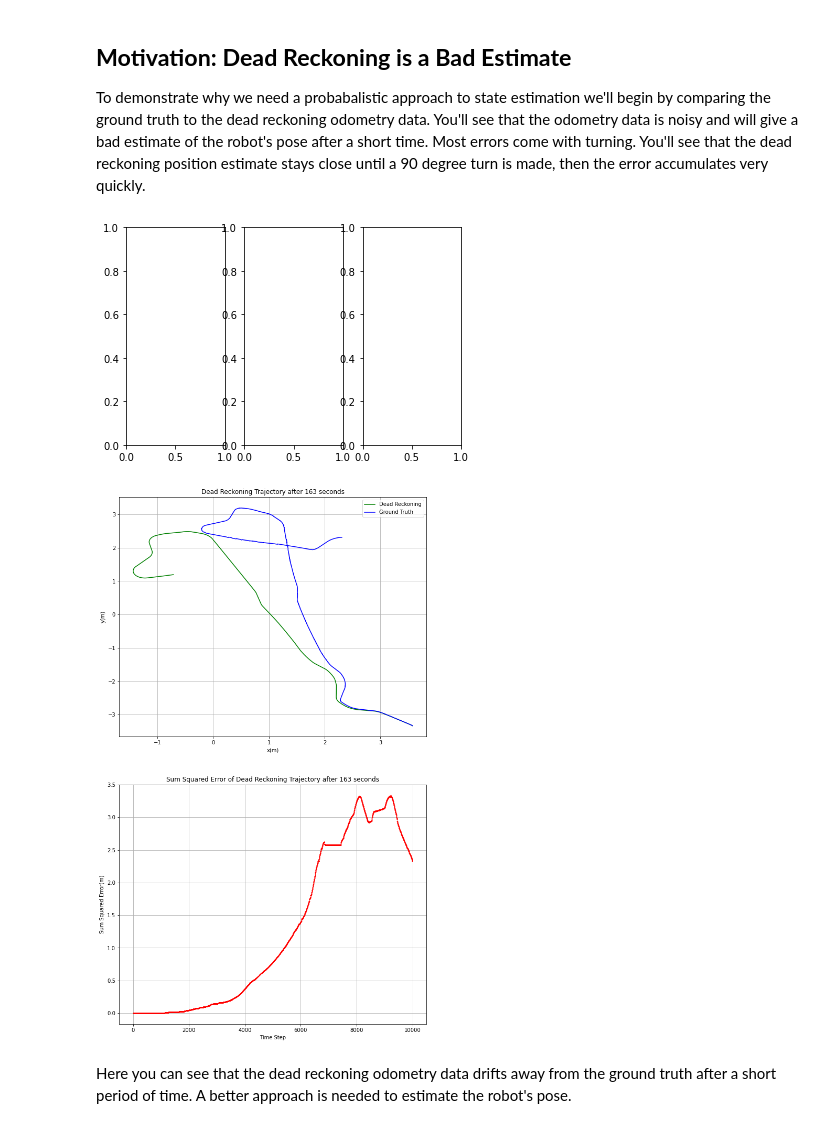
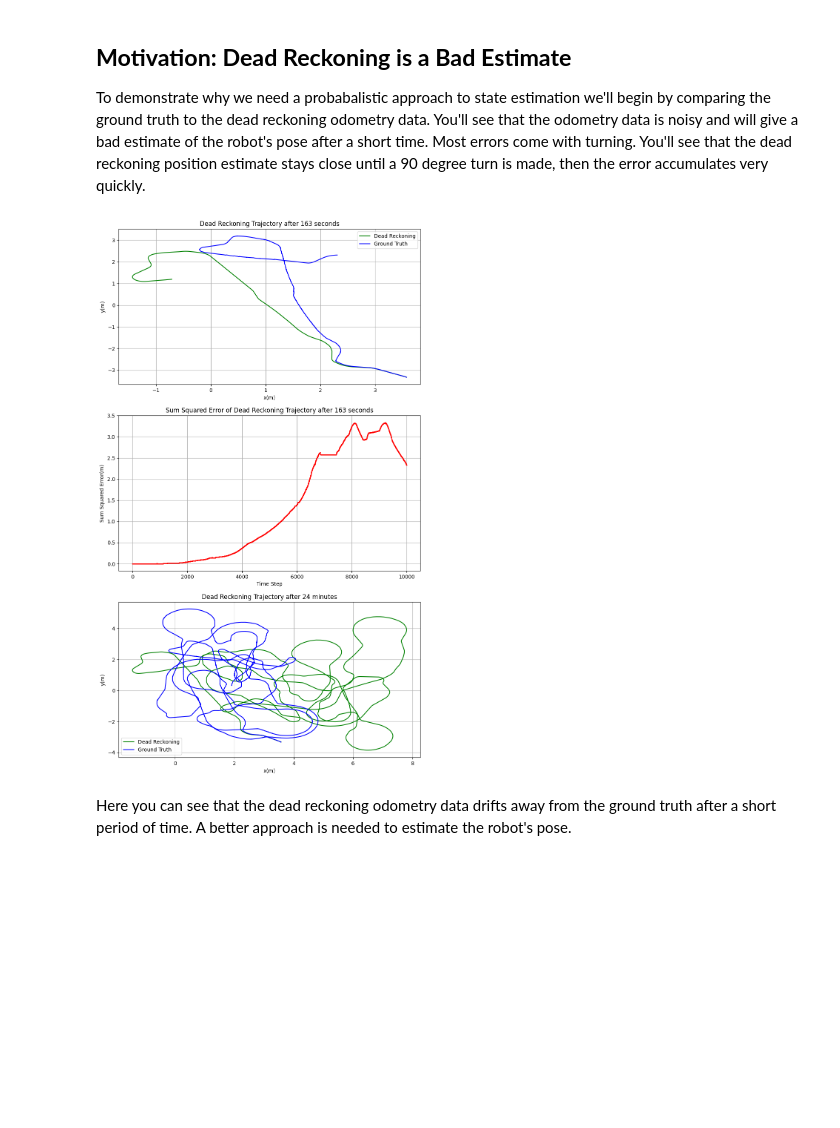
Before and after one commit to drk944/ekf, a Jupyter notebook: ekf.ipynb, the cells around one changed output. Saved outputs shown, nothing was run; the diff lists cells and outputs as text; code cells hidden in the pictures; blank space fills up the shorter version.

```diff
--- a/ekf.ipynb
+++ b/ekf.ipynb
@@ -96,8 +107,8 @@ def dead_reckoning(robot1_odometry, initial_x, initial_y, initial_theta):
 positions = dead_reckoning(robot1_odometry, robot_1_gt[0,1], robot_1_gt[0,2], robot_1_gt[0,3])
 
 # Create a row of 3 subplots
-fig, (ax1, ax2, ax3) = plt.subplots(1, 3)
-fig, (ax1, ax2) = plt.subplots(2, 1)
+fig, (ax1, ax2, ax3) = plt.subplots(3, 1)
+# fig, (ax1, ax2) = plt.subplots(2, 1)
 # set the size of the figure
 # fig.set_size_inches(18.5, 5.5)
 fig.set_size_inches(10.5, 18.5)
@@ -112,45 +123,44 @@ ax1.set_title(title)
 ax1.set_xlabel('x(m)')
 ax1.set_ylabel('y(m)')
 ax1.legend()
 
 
 # Ax2
 # plot the MSE of the dead reckoning trajectory
 sse = []
 prev_gt_idx = 0
 seg = 10000
 for i in range(seg):
     time_step = robot1_odometry[i][0]
     closest_gt_idx = prev_gt_idx
     while robot_1_gt[closest_gt_idx,0] < time_step:
         closest_gt_idx += 1
     sse.append((positions[i,0]- robot_1_gt[closest_gt_idx,1])**2 + (positions[i,1] - robot_1_gt[closest_gt_idx,2])**2)
     prev_gt_idx = closest_gt_idx
 
 seg_to_time = int(robot1_odometry[seg,0] - robot1_odometry[0,0])
 # get the MSE of the x and y positions
 # sse = (positions[:seg,0]- robot_1_gt[gt_start:gt_start+seg,1])**2 + (positions[:seg,1] - robot_1_gt[gt_start:gt_start+seg,2])**2
 ax2.plot(sse, 'r.', markersize=1)
 # ax3.plot(mse[0], mse[1], 'r.', markersize=20)
 ax2.grid()
 ax2.set_title('Sum Squared Error of Dead Reckoning Trajectory after {} seconds'.format(seg_to_time))
 ax2.set_xlabel('Time Step')
 ax2.set_ylabel('Sum Squared Error(m)')
 
-# # Ax3
-# ax3.plot(positions[:,0], positions[:,1], 'g-', label='Dead Reckoning')
-# ax3.plot(robot_1_gt[gt_start:,1], robot_1_gt[gt_start:,2], 'b-', label='Ground Truth')
-# ax3.grid()
-# seg_to_time = int((robot1_odometry[-1,0] - robot1_odometry[0,0])/60)
-# title = 'Dead Reckoning Trajectory after {} minutes'.format(seg_to_time)
-# ax3.set_title(title)
-# ax3.set_xlabel('x(m)')
-# ax3.set_ylabel('y(m)')
-# ax3.legend()
+# Ax3
+ax3.plot(positions[:,0], positions[:,1], 'g-', label='Dead Reckoning')
+ax3.plot(robot_1_gt[gt_start:,1], robot_1_gt[gt_start:,2], 'b-', label='Ground Truth')
+ax3.grid()
+seg_to_time = int((robot1_odometry[-1,0] - robot1_odometry[0,0])/60)
+title = 'Dead Reckoning Trajectory after {} minutes'.format(seg_to_time)
+ax3.set_title(title)
+ax3.set_xlabel('x(m)')
+ax3.set_ylabel('y(m)')
+ax3.legend()
 plt.show()
 # %% [output]
-[figure, old version]
+[figure, new version]
-[figure, removed]
 # %% [markdown]
 Here you can see that the dead reckoning odometry data drifts away from the ground truth after a short period of time. A better approach is needed to estimate the robot's pose.
 # %% [markdown]
```
Also changed, not shown: parts of 11 cells of this notebook, 8 other files.
